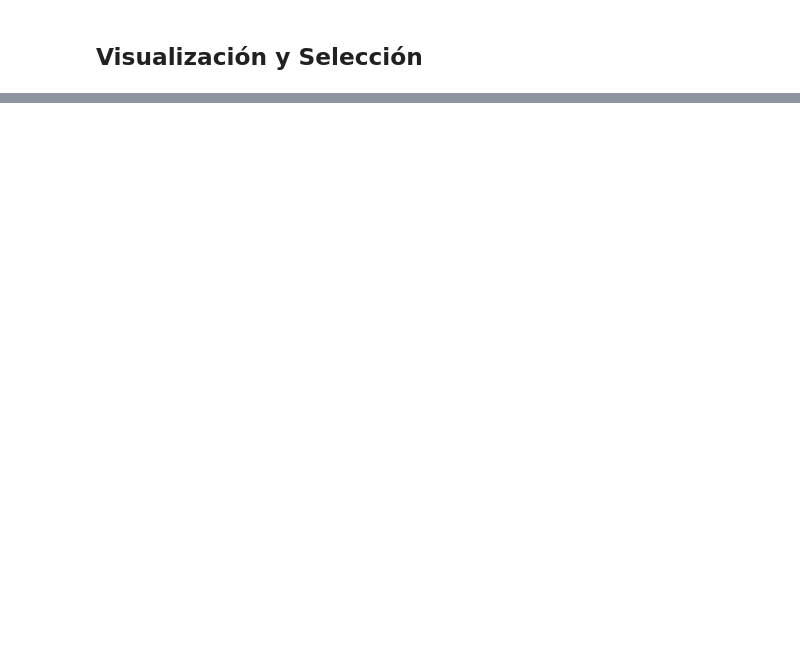
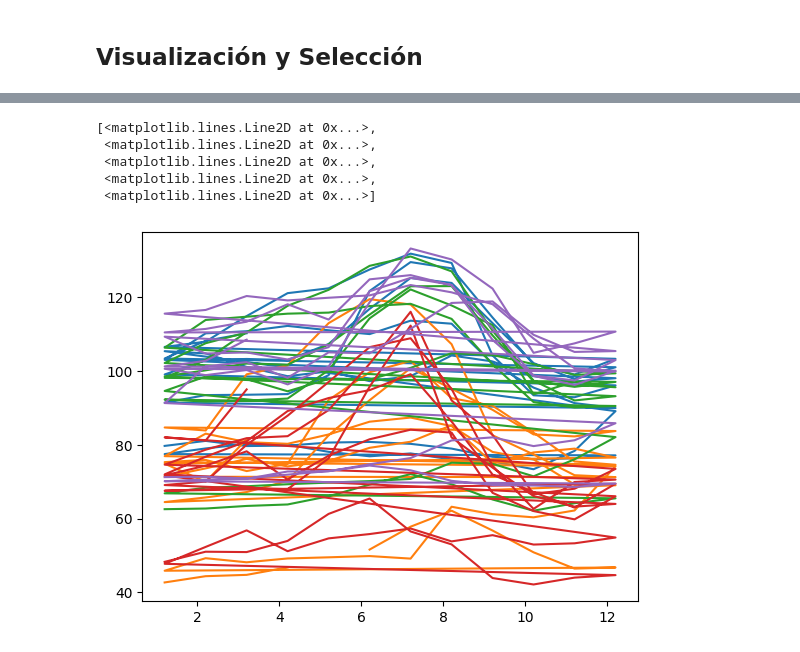
Before and after one commit to dyaccu/NumPy_analisis_numerico_Python, a Jupyter notebook: Numpy.ipynb, the cells around one changed output, grey strips where cells are left out. Drawn from its saved outputs; the diff is of its cells as text; code cells hidden in the pictures; blank space fills up the shorter version.

```diff
--- a/Numpy.ipynb
+++ b/Numpy.ipynb
@@ -102,2 +127,13 @@ datos_2 = np.loadtxt(url_2, delimiter=',', usecols=np.arange(1, 6, 1), skiprows=
 # %% [markdown]
 ## Visualización y Selección
+# %%
+fechas = datos_transpuestos[:,0]
+
+"""
+El : significa que estamos seleccionando todas las filas del array. Es como decir "quiero todos los elementos de esta dimensión".
+En este caso, estamos interesados en todas las fechas, que están en la primera columna.
+
+El 0 se refiere a la primera columna del array. Recuerda que en Python, los índices comienzan en 0, así que 0 representa la primera columna,
+1 la segunda, y así sucesivamente.
+"""
+fechas
@@ -103,0 +154,3 @@ datos_2 = np.loadtxt(url_2, delimiter=',', usecols=np.arange(1, 6, 1), skiprows=
+# %%
+precios = datos_transpuestos[:,1:]
+precios
@@ -103,0 +175,11 @@ datos_2 = np.loadtxt(url_2, delimiter=',', usecols=np.arange(1, 6, 1), skiprows=
+# %%
+import matplotlib.pyplot as plt
+
+plt.plot(fechas,precios)
+# %% [output]
+[<matplotlib.lines.Line2D at 0x...>,
+ <matplotlib.lines.Line2D at 0x...>,
+ <matplotlib.lines.Line2D at 0x...>,
+ <matplotlib.lines.Line2D at 0x...>,
+ <matplotlib.lines.Line2D at 0x...>]
+[figure, added]
```
Also changed, not shown: parts of 32 cells of this notebook.
